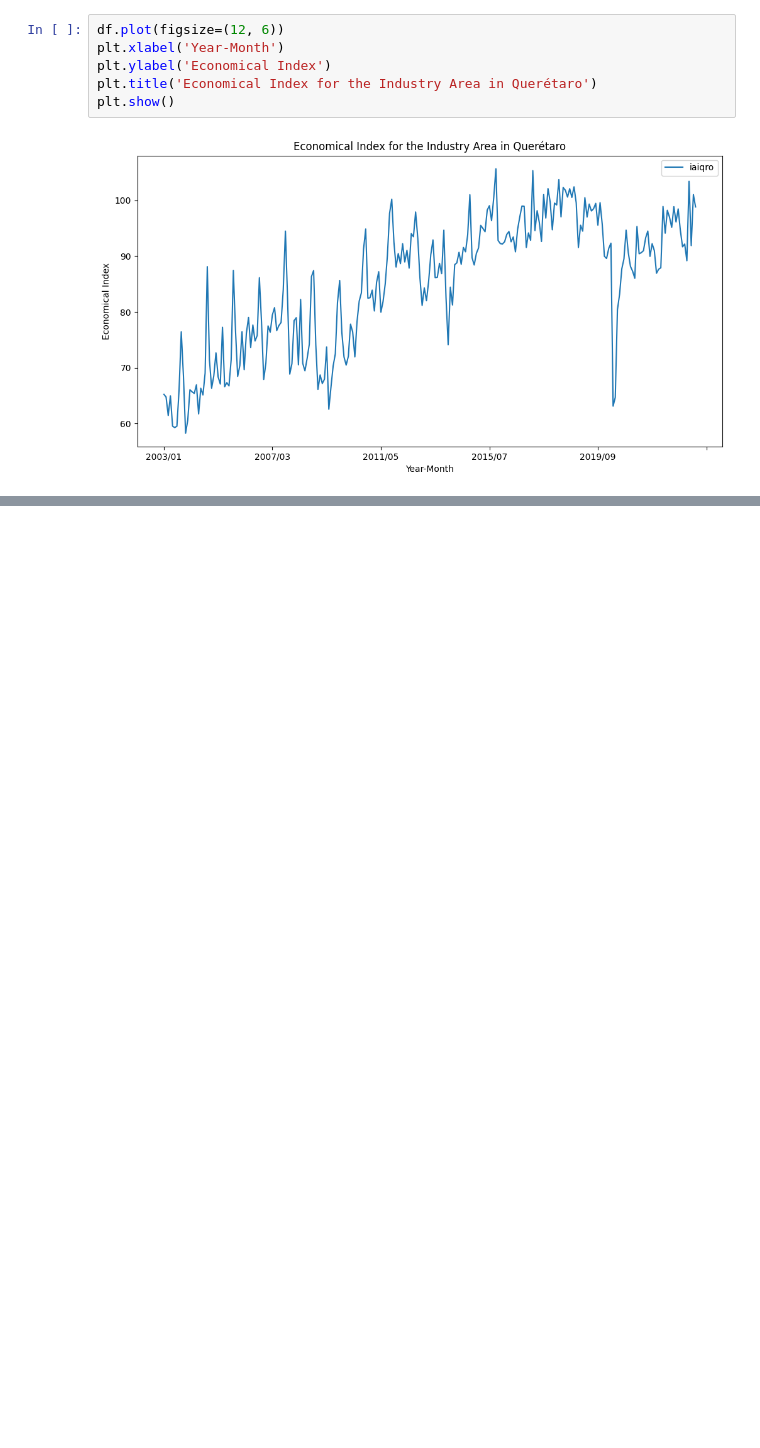
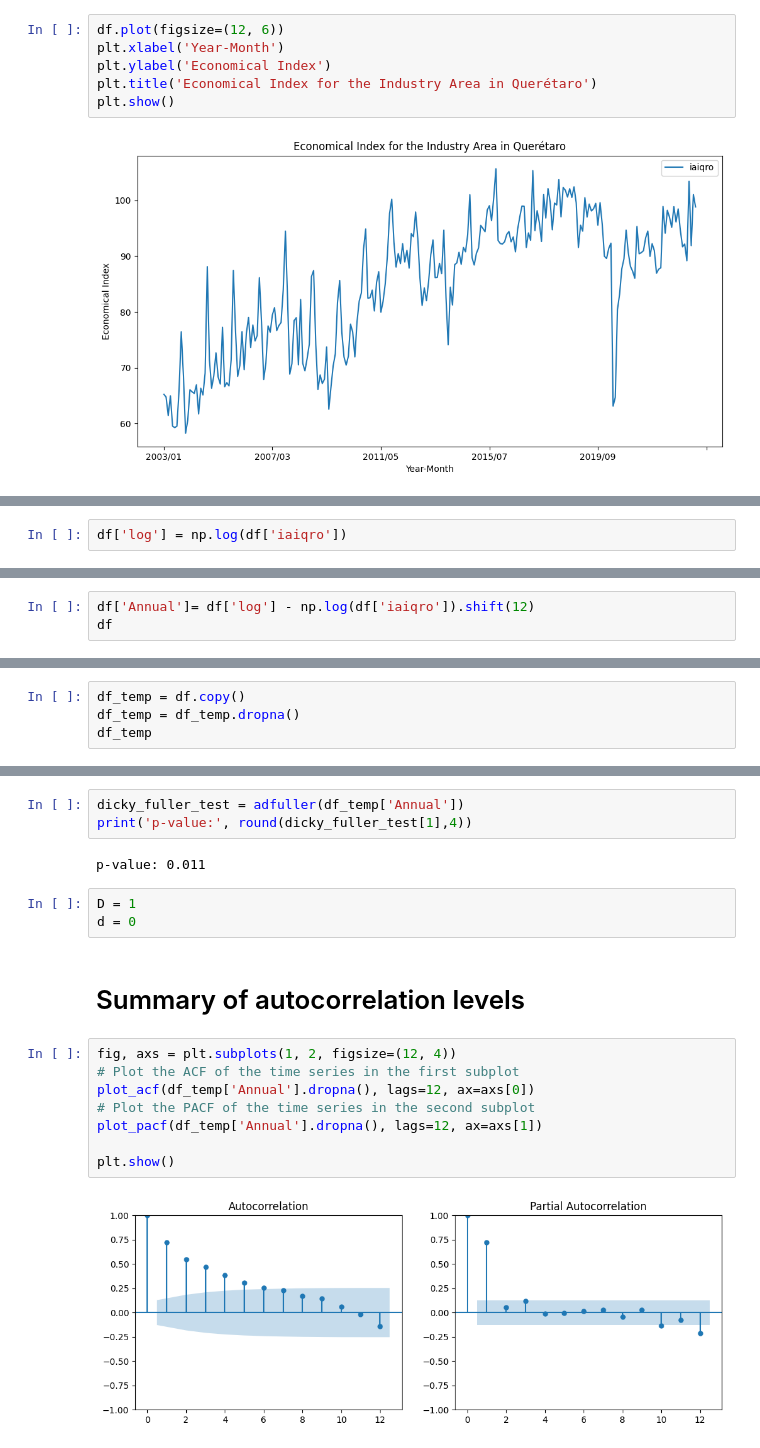
Before and after one commit to Jaime-prog/Statistics_Data_Science_TC3006C, a Jupyter notebook: Forecasting Queretaro Industrial Activity/RW_ARIMA_Simulation_Jaime.ipynb, the cells around one changed output, grey strips where cells are left out. Drawn from its saved outputs; the diff is of its cells as text; blank space fills up the shorter version.

```diff
--- a/Forecasting Queretaro Industrial Activity/RW_ARIMA_Simulation_Jaime.ipynb
+++ b/Forecasting Queretaro Industrial Activity/RW_ARIMA_Simulation_Jaime.ipynb
@@ -170,0 +181,2 @@ plt.show()
+# %%
+df['log'] = np.log(df['iaiqro'])
@@ -170,0 +194,3 @@ plt.show()
+# %%
+df['Annual']= df['log'] - np.log(df['iaiqro']).shift(12)
+df
@@ -170,0 +212,4 @@ plt.show()
+# %%
+df_temp = df.copy()
+df_temp = df_temp.dropna()
+df_temp
@@ -170,0 +231,20 @@ plt.show()
+# %%
+dicky_fuller_test = adfuller(df_temp['Annual'])
+print('p-value:', round(dicky_fuller_test[1],4))
+# %% [output]
+p-value: 0.011
+# %%
+D = 1
+d = 0
+# %% [markdown]
+# Summary of autocorrelation levels
+# %%
+fig, axs = plt.subplots(1, 2, figsize=(12, 4))
+# Plot the ACF of the time series in the first subplot
+plot_acf(df_temp['Annual'].dropna(), lags=12, ax=axs[0])
+# Plot the PACF of the time series in the second subplot
+plot_pacf(df_temp['Annual'].dropna(), lags=12, ax=axs[1])
+
+plt.show()
+# %% [output]
+[figure, added]
```
Also changed, not shown: parts of 18 cells of this notebook.
